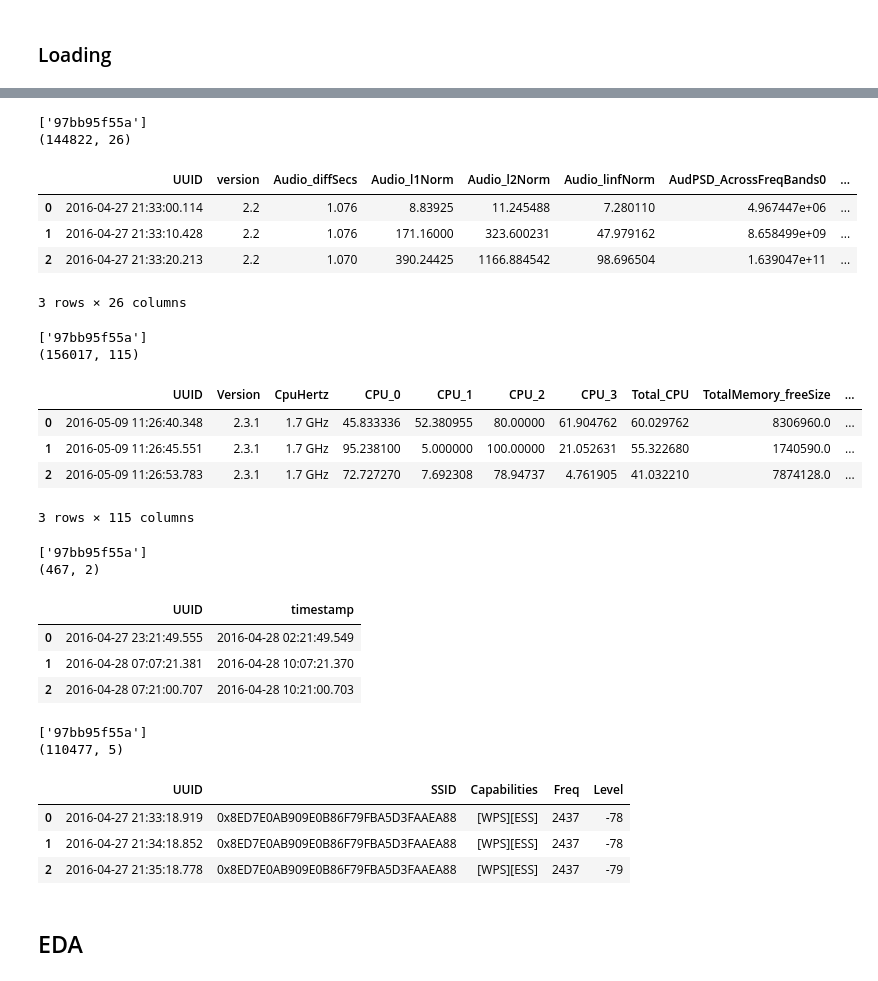
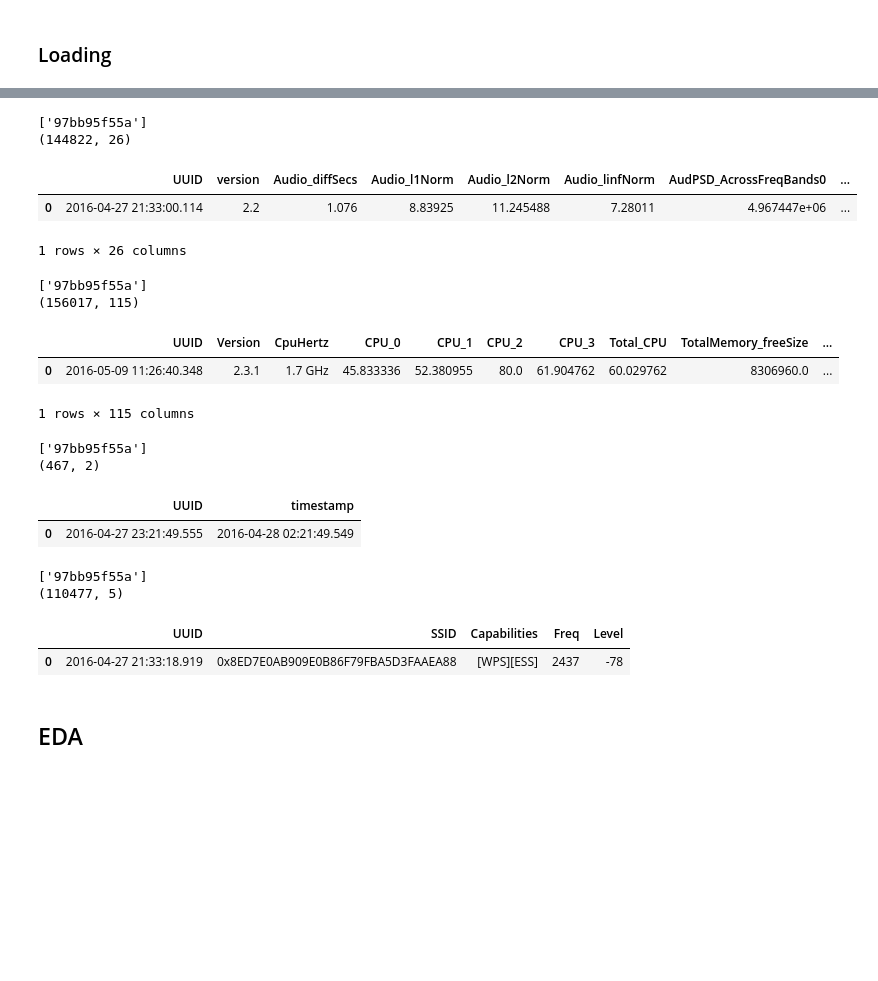
Before and after one commit to kentlingcampbell/project_SherLock, a Jupyter notebook: SherLock.ipynb, the cells around one changed output, grey strips where cells are left out. Cells and saved outputs as stored; diff of their text form; code cells hidden in the pictures; blank space fills up the shorter version.

```diff
--- a/SherLock.ipynb
+++ b/SherLock.ipynb
@@ -231,34 +213,30 @@ T3['UUID'] = (pd.to_datetime(T3['UUID'], unit='ms'))
 print(T3['Userid'].unique())
 T3 = T3.drop(columns=['Userid'])
 print(T3.shape)
-T3.head(3)
+T3.head(1)
 # %% [output]
 ['97bb95f55a']
 (144822, 26)
 |  | UUID | version | Audio_diffSecs | Audio_l1Norm | Audio_l2Norm | Audio_linfNorm | AudPSD_AcrossFreqBands0 | ... |
-| 0 | 2016-04-27 21:33:00.114 | 2.2 | 1.076 | 8.83925 | 11.245488 | 7.280110 | 4.967447e+06 | ... |
-| 1 | 2016-04-27 21:33:10.428 | 2.2 | 1.076 | 171.16000 | 323.600231 | 47.979162 | 8.658499e+09 | ... |
-| 2 | 2016-04-27 21:33:20.213 | 2.2 | 1.070 | 390.24425 | 1166.884542 | 98.696504 | 1.639047e+11 | ... |
+| 0 | 2016-04-27 21:33:00.114 | 2.2 | 1.076 | 8.83925 | 11.245488 | 7.28011 | 4.967447e+06 | ... |
-3 rows × 26 columns
+1 rows × 26 columns
 # %%
 filename = './archive/T4.csv'
 T4 = pd.read_csv(filename, parse_dates=['Traffic_timestamp',
                                         'Battery_timestamp'], low_memory=False)
 T4['UUID'] = (pd.to_datetime(T4['UUID'], unit='ms'))
 T4['btime'] = (pd.to_datetime(T4['btime'], unit='s'))
 #T4 = T4.set_index('UUID')
 print(T4['Userid'].unique())
 T4 = T4.drop(columns=['Userid'])
 print(T4.shape)
-T4.head(3)
+T4.head(1)
 # %% [output]
 ['97bb95f55a']
 (156017, 115)
 |  | UUID | Version | CpuHertz | CPU_0 | CPU_1 | CPU_2 | CPU_3 | Total_CPU | TotalMemory_freeSize | ... |
-| 0 | 2016-05-09 11:26:40.348 | 2.3.1 | 1.7 GHz | 45.833336 | 52.380955 | 80.00000 | 61.904762 | 60.029762 | 8306960.0 | ... |
-| 1 | 2016-05-09 11:26:45.551 | 2.3.1 | 1.7 GHz | 95.238100 | 5.000000 | 100.00000 | 21.052631 | 55.322680 | 1740590.0 | ... |
-| 2 | 2016-05-09 11:26:53.783 | 2.3.1 | 1.7 GHz | 72.727270 | 7.692308 | 78.94737 | 4.761905 | 41.032210 | 7874128.0 | ... |
+| 0 | 2016-05-09 11:26:40.348 | 2.3.1 | 1.7 GHz | 45.833336 | 52.380955 | 80.0 | 61.904762 | 60.029762 | 8306960.0 | ... |
-3 rows × 115 columns
+1 rows × 115 columns
 # %%
 filename = './archive/UserPresent.csv'
 UserPresent = pd.read_csv(filename, parse_dates=['timestamp'])
@@ -267,14 +245,12 @@ UserPresent['UUID'] = (pd.to_datetime(UserPresent['UUID'], unit='ms'))
 print(UserPresent['userID'].unique())
 UserPresent = UserPresent.drop(columns=['userID'])
 print(UserPresent.shape)
-UserPresent.head(3)
+UserPresent.head(1)
 # %% [output]
 ['97bb95f55a']
 (467, 2)
 |  | UUID | timestamp |
 | 0 | 2016-04-27 23:21:49.555 | 2016-04-28 02:21:49.549 |
-| 1 | 2016-04-28 07:07:21.381 | 2016-04-28 10:07:21.370 |
-| 2 | 2016-04-28 07:21:00.707 | 2016-04-28 10:21:00.703 |
 # %%
 filename = './archive/Wifi.csv'
 Wifi = pd.read_csv(filename)
@@ -283,14 +259,12 @@ Wifi['UUID'] = (pd.to_datetime(Wifi['UUID'], unit='ms'))
 print(Wifi['UserID'].unique())
 Wifi = Wifi.drop(columns=['UserID'])
 print(Wifi.shape)
-Wifi.head(3)
+Wifi.head(1)
 # %% [output]
 ['97bb95f55a']
 (110477, 5)
 |  | UUID | SSID | Capabilities | Freq | Level |
 | 0 | 2016-04-27 21:33:18.919 | 0x8ED7E0AB909E0B86F79FBA5D3FAAEA88 | [WPS][ESS] | 2437 | -78 |
-| 1 | 2016-04-27 21:34:18.852 | 0x8ED7E0AB909E0B86F79FBA5D3FAAEA88 | [WPS][ESS] | 2437 | -78 |
-| 2 | 2016-04-27 21:35:18.778 | 0x8ED7E0AB909E0B86F79FBA5D3FAAEA88 | [WPS][ESS] | 2437 | -79 |
 # %% [markdown]
 ## EDA
 # %% [markdown]
```
Also changed, not shown: parts of 25 cells of this notebook.
